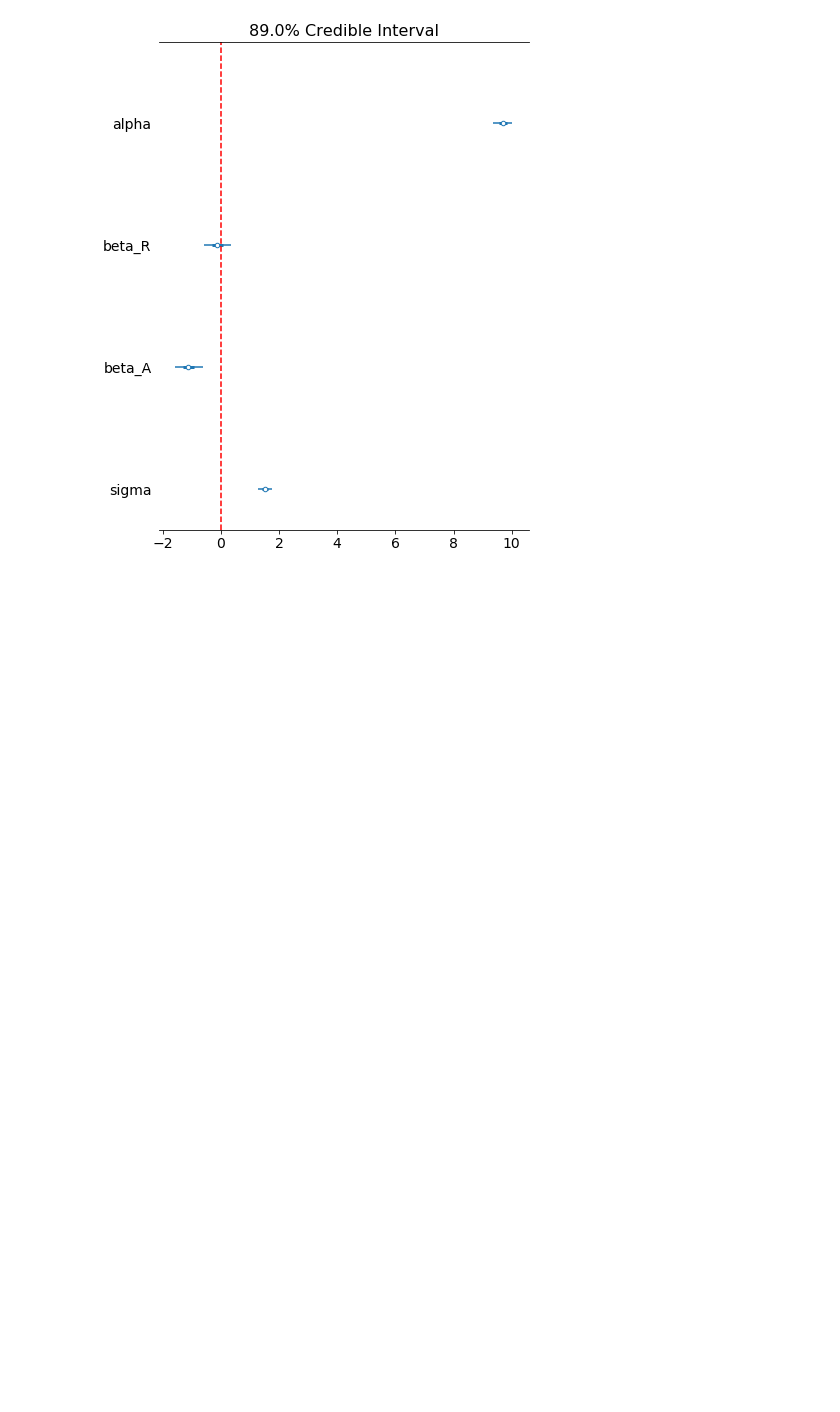
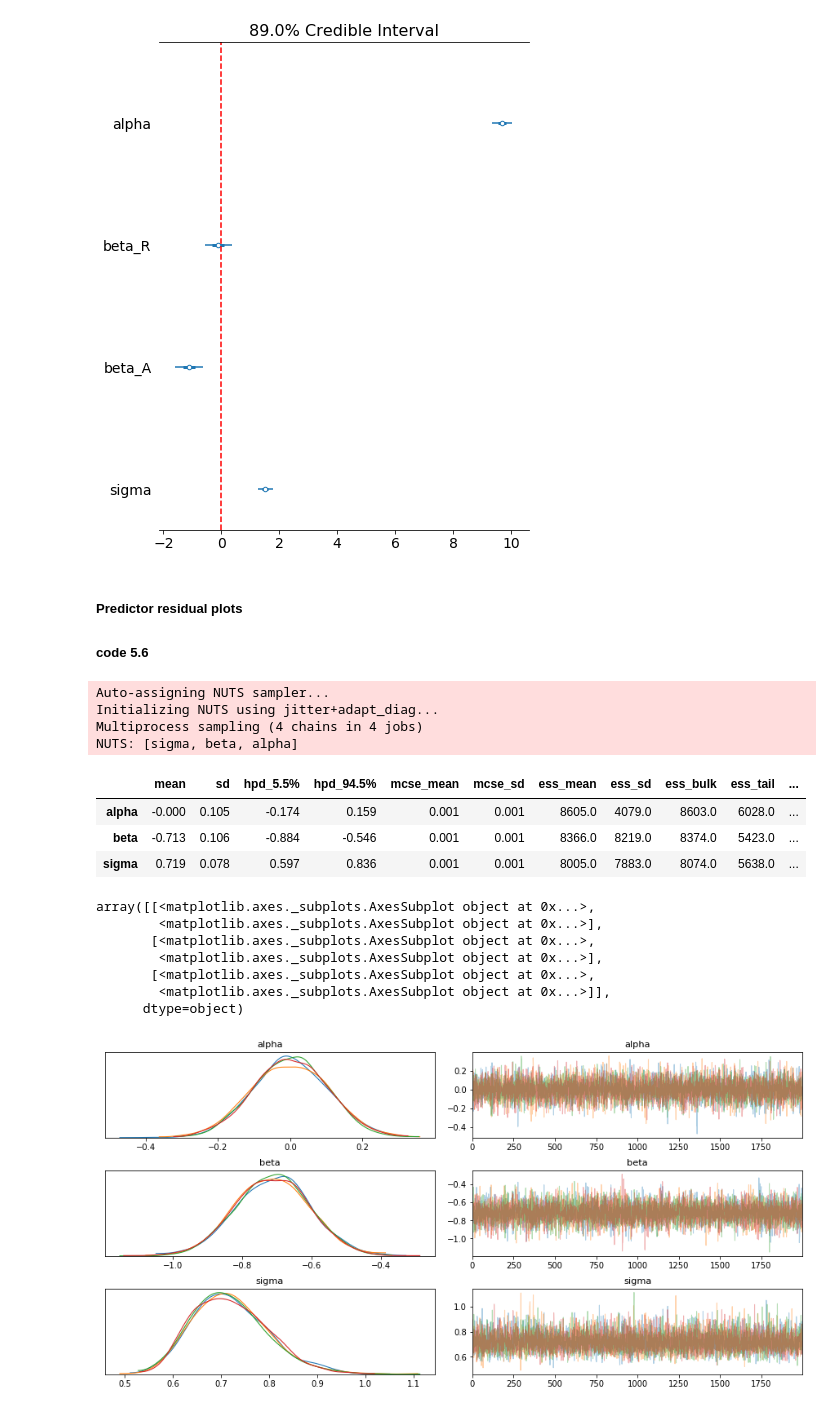
Before and after one commit to ZhengguoGu/resources, a Jupyter notebook: Rethinking/Zhen_practice/Ch5.ipynb, the cells around one changed output. Saved outputs shown, nothing was run; the diff lists cells and outputs as text; code cells hidden in the pictures; blank space fills up the shorter version.

```diff
--- a/Rethinking/Zhen_practice/Ch5.ipynb
+++ b/Rethinking/Zhen_practice/Ch5.ipynb
@@ -173,3 +177,44 @@ plt.axvline(x=0, linestyle='--', c='red')
 plt.show()
 # %% [output]
 [figure]
+# %% [markdown]
+##### Predictor residual plots
+##### code 5.6
+# %%
+with pm.Model() as model_5_6:
+
+    # prior
+    alpha = pm.Normal('alpha', mu=0, sigma=10)
+    beta = pm.Normal('beta', mu=0, sigma=1)
+    sigma = pm.Uniform('sigma', lower=0, upper=10)
+
+    mu = alpha + beta * df_divorce.MedianAgeMarriage_stand
+
+    #likelihood
+    likelihood = pm.Normal('marridge', mu=mu, sigma=sigma, observed=df_divorce.Marriage_stand)
+
+    #inference
+    trace = pm.sample(2000)
+# %% [output]
+Auto-assigning NUTS sampler...
+Initializing NUTS using jitter+adapt_diag...
+Multiprocess sampling (4 chains in 4 jobs)
+NUTS: [sigma, beta, alpha]
+# %%
+pm.summary(trace, credible_interval=0.89)
+# %% [output]
+|  | mean | sd | hpd_5.5% | hpd_94.5% | mcse_mean | mcse_sd | ess_mean | ess_sd | ess_bulk | ess_tail | ... |
+| alpha | -0.000 | 0.105 | -0.174 | 0.159 | 0.001 | 0.001 | 8605.0 | 4079.0 | 8603.0 | 6028.0 | ... |
+| beta | -0.713 | 0.106 | -0.884 | -0.546 | 0.001 | 0.001 | 8366.0 | 8219.0 | 8374.0 | 5423.0 | ... |
+| sigma | 0.719 | 0.078 | 0.597 | 0.836 | 0.001 | 0.001 | 8005.0 | 7883.0 | 8074.0 | 5638.0 | ... |
+# %%
+pm.traceplot(trace)
+# %% [output]
+array([[<matplotlib.axes._subplots.AxesSubplot object at 0x...>,
+        <matplotlib.axes._subplots.AxesSubplot object at 0x...>],
+       [<matplotlib.axes._subplots.AxesSubplot object at 0x...>,
+        <matplotlib.axes._subplots.AxesSubplot object at 0x...>],
+       [<matplotlib.axes._subplots.AxesSubplot object at 0x...>,
+        <matplotlib.axes._subplots.AxesSubplot object at 0x...>]],
+      dtype=object)
+[figure, added]
```
Also changed, not shown: parts of 23 cells of this notebook.
